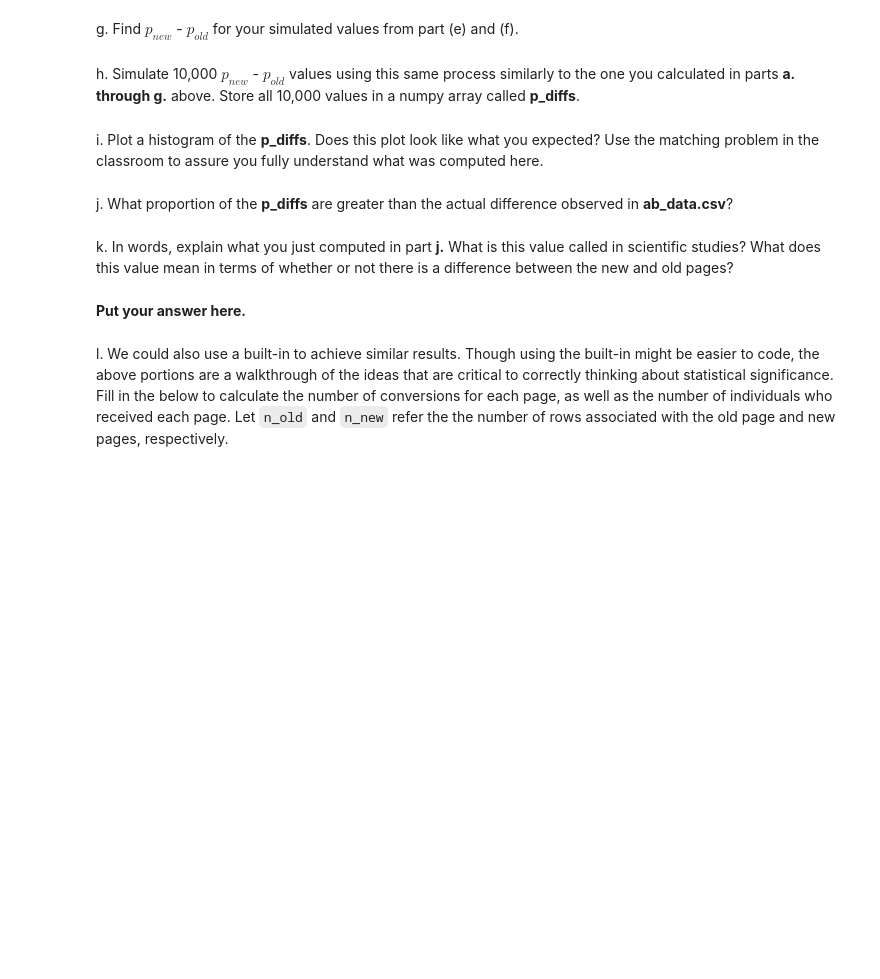
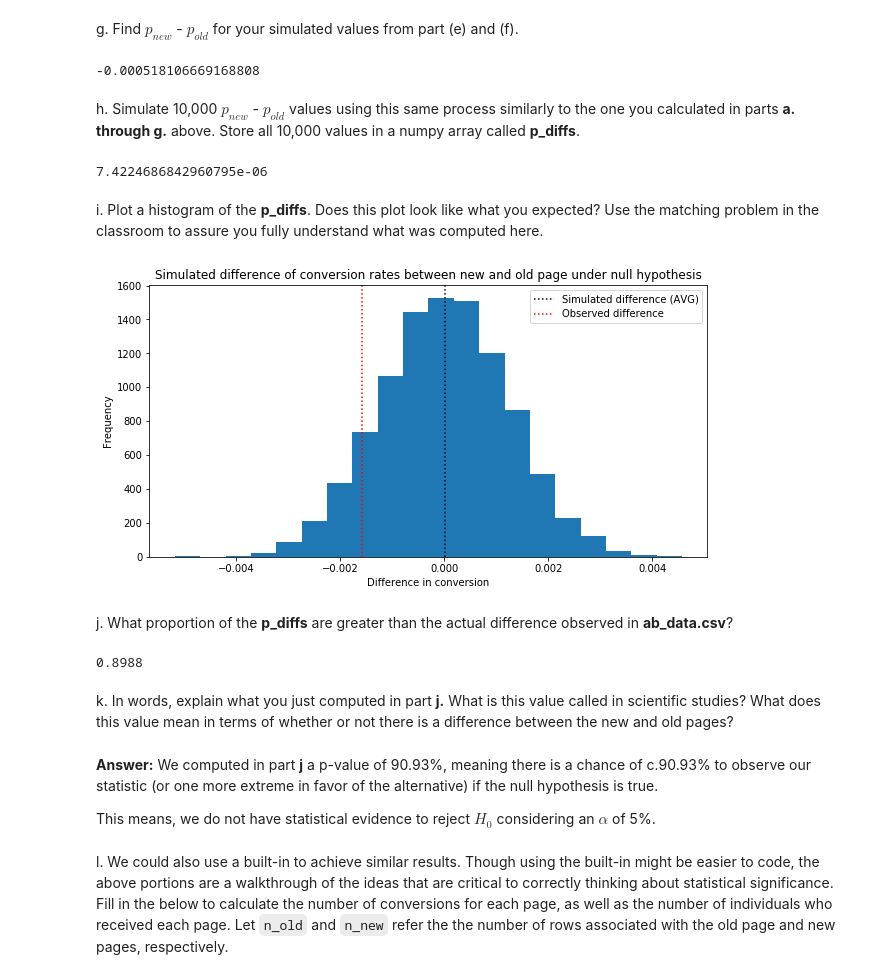
Before and after one commit to JaschaTa/analyze-ab-test-results, a Jupyter notebook: Analyze_ab_test_results_notebook.ipynb, the cells around one changed output. Saved outputs shown, nothing was run; the diff lists cells and outputs as text; code cells hidden in the pictures; blank space fills up the shorter version.

Commit message:
Finalize open parts

```diff
--- a/Analyze_ab_test_results_notebook.ipynb
+++ b/Analyze_ab_test_results_notebook.ipynb
@@ -200,2 +218,5 @@ b. What is the **convert rate** for $p_{old}$ under the null? <br><br>
 # %% [markdown]
 c. What is $n_{new}$?
+# %%
+n_new = df2[df2['group'] == "treatment"].shape[0]
+n_new
@@ -202,2 +225,5 @@ c. What is $n_{new}$?
 # %% [markdown]
 d. What is $n_{old}$?
+# %%
+n_old = df2[df2['group'] == "control"].shape[0]
+n_old
@@ -208,14 +246,48 @@ f. Simulate $n_{old}$ transactions with a convert rate of $p_{old}$ under the nu
 # %% [markdown]
 g. Find $p_{new}$ - $p_{old}$ for your simulated values from part (e) and (f).
+# %%
+obs_diff=new_page_converted.mean() - old_page_converted.mean()
+obs_diff
+# %% [output]
+-0.000518106669168808
 # %% [markdown]
 h. Simulate 10,000 $p_{new}$ - $p_{old}$ values using this same process similarly to the one you calculated in parts **a. through g.** above.  Store all 10,000 values in a numpy array called **p_diffs**.
+# %%
+p_diffs=[]
+
+for x in range(10000):
+    npc = np.random.choice([0, 1], size=n_new, p=[1-c_all, c_all]).mean()
+    opc = np.random.choice([0, 1], size=n_old, p=[1-c_all, c_all]).mean()
+    p_diffs.append(npc-opc)
+# %%
+p_diffs=np.array(p_diffs)
+p_diffs.mean()
+# %% [output]
+7.4224686842960795e-06
 # %% [markdown]
 i. Plot a histogram of the **p_diffs**.  Does this plot look like what you expected?  Use the matching problem in the classroom to assure you fully understand what was computed here.
+# %%
+plt.figure(figsize=(10,5))
+plt.title('Simulated difference of conversion rates between new and old page under null hypothesis')
+plt.xlabel('Difference in conversion')
+plt.ylabel('Frequency')
+plt.hist(p_diffs, bins=20)
+plt.axvline(p_diffs.mean(), c='k', label='Simulated difference (AVG)', linestyle=':')
+plt.axvline((c_new - c_old), c='r', label='Observed difference', linestyle=':')
+plt.legend();
+# %% [output]
+[figure, added]
 # %% [markdown]
 j. What proportion of the **p_diffs** are greater than the actual difference observed in **ab_data.csv**?
+# %%
+(p_diffs > (c_new - c_old)).mean()
+# %% [output]
+0.8988
 # %% [markdown]
 k. In words, explain what you just computed in part **j.**  What is this value called in scientific studies?  What does this value mean in terms of whether or not there is a difference between the new and old pages?
-# %% [markdown]
-**Put your answer here.**
+# %% [markdown]
+**Answer:** We computed in part **j** a p-value of 90.93%, meaning there is a chance of c.90.93% to observe our statistic (or one more extreme in favor of the alternative) if the null hypothesis is true.
+
+This means, we do not have statistical evidence to reject $H_{0}$ considering an $\alpha$ of 5%.
 # %% [markdown]
 l. We could also use a built-in to achieve similar results.  Though using the built-in might be easier to code, the above portions are a walkthrough of the ideas that are critical to correctly thinking about statistical significance. Fill in the below to calculate the number of conversions for each page, as well as the number of individuals who received each page. Let `n_old` and `n_new` refer the the number of rows associated with the old page and new pages, respectively.
```
Also changed, not shown: parts of 50 cells of this notebook.
